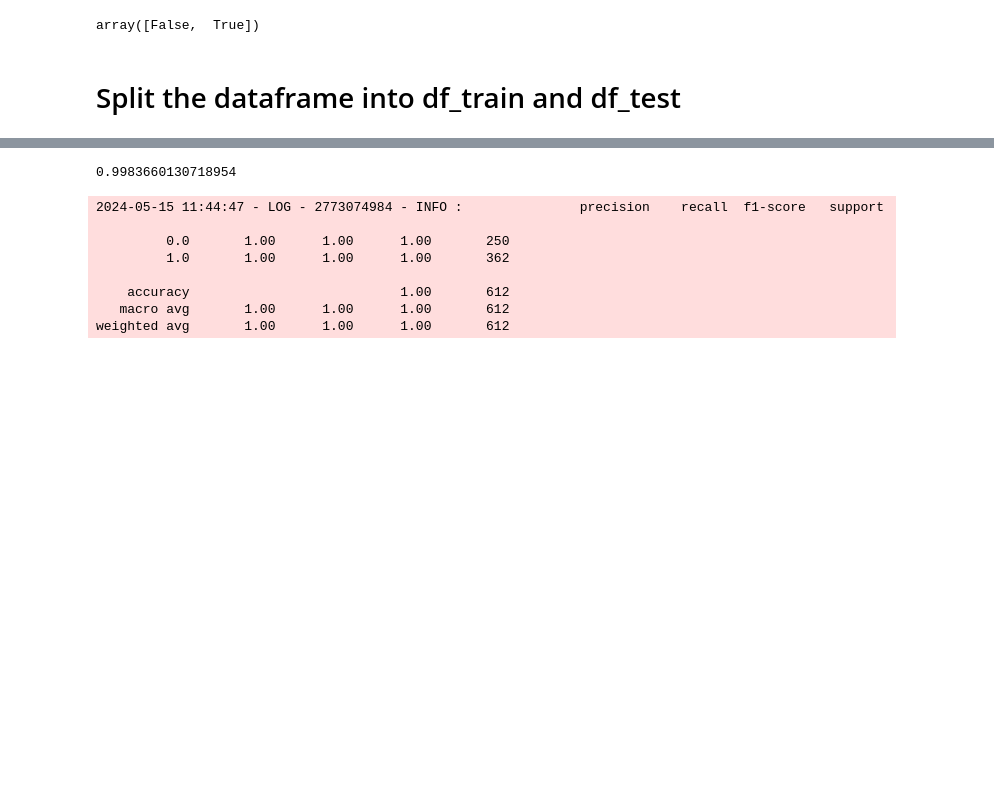
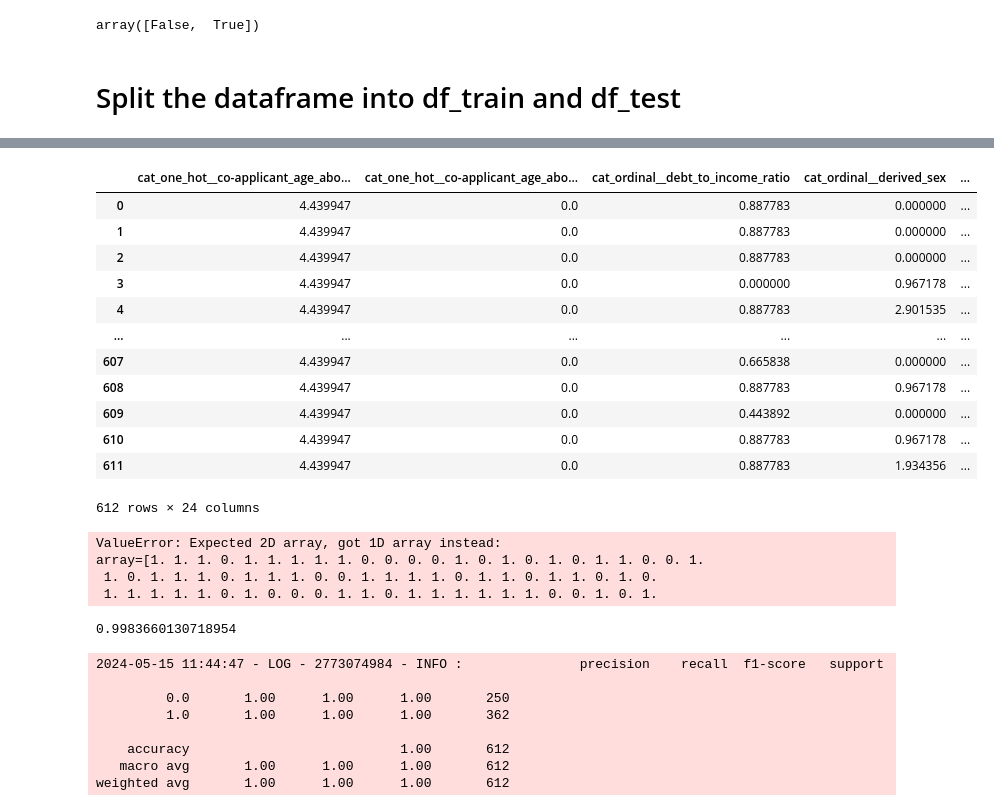
Before and after one commit to Abhishek-Dutta-Deloitte/Generalized_Model, a Jupyter notebook: notebook/HMDA Prediction.ipynb, the cells around one changed output, grey strips where cells are left out. Cells and saved outputs as stored; diff of their text form; code cells hidden in the pictures; blank space fills up the shorter version.

```diff
--- a/notebook/HMDA Prediction.ipynb
+++ b/notebook/HMDA Prediction.ipynb
@@ -467,7 +467,7 @@ class DataTransformation:
             logger.info("ordinal_columns_mapping.json created successfully!!!")
 
 
-            return train_arr, test_arr, X_train_df, X_test_df
+            return train_arr, test_arr, X_train_df, X_test_df, preprocessor_obj
         except Exception as e:
             logger.error("Error occured while initiating the data transformation process: {}".format(e))
             raise e
@@ -528,5 +528,5 @@ from sklearn.model_selection import train_test_split
 df_train, df_test = train_test_split(df, test_size=0.2, random_state=42)
 # %%
 data_transformation_obj = DataTransformation()
-train_arr, test_arr, train_df, test_df = data_transformation_obj.inititate_data_transformation(df_train, df_test, target, features_to_exclude)
+train_arr, test_arr, train_df, test_df, preprocessor_obj = data_transformation_obj.inititate_data_transformation(df_train, df_test, target, features_to_exclude)
 # %% [output]
@@ -672,8 +673,29 @@ X_train, y_train, X_test, y_test = (
                 )
 # %%
 model = clf_model.fit(train_df, y_train)
+# %%
+test_df
+# %% [output]
+|  | cat_one_hot__co-applicant_age_abo... | cat_one_hot__co-applicant_age_abo... | cat_ordinal__debt_to_income_ratio | cat_ordinal__derived_sex | ... |
+| 0 | 4.439947 | 0.0 | 0.887783 | 0.000000 | ... |
+| 1 | 4.439947 | 0.0 | 0.887783 | 0.000000 | ... |
+| 2 | 4.439947 | 0.0 | 0.887783 | 0.000000 | ... |
+| 3 | 4.439947 | 0.0 | 0.000000 | 0.967178 | ... |
+| 4 | 4.439947 | 0.0 | 0.887783 | 2.901535 | ... |
+| ... | ... | ... | ... | ... | ... |
+| 607 | 4.439947 | 0.0 | 0.665838 | 0.000000 | ... |
+| 608 | 4.439947 | 0.0 | 0.887783 | 0.967178 | ... |
+| 609 | 4.439947 | 0.0 | 0.443892 | 0.000000 | ... |
+| 610 | 4.439947 | 0.0 | 0.887783 | 0.967178 | ... |
+| 611 | 4.439947 | 0.0 | 0.887783 | 1.934356 | ... |
+612 rows × 24 columns
 # %%
-y_pred = model.predict(test_df)
+y_pred = model.predict(y_test)
+# %% [output]
+ValueError: Expected 2D array, got 1D array instead:
+array=[1. 1. 1. 0. 1. 1. 1. 1. 1. 0. 0. 0. 0. 1. 0. 1. 0. 1. 0. 1. 1. 0. 0. 1.
+ 1. 0. 1. 1. 1. 0. 1. 1. 1. 0. 0. 1. 1. 1. 1. 0. 1. 1. 0. 1. 1. 0. 1. 0.
+ 1. 1. 1. 1. 1. 0. 1. 0. 0. 0. 1. 1. 0. 1. 1. 1. 1. 1. 1. 0. 0. 1. 0. 1.
 # %%
 from sklearn.metrics import classification_report, confusion_matrix, accuracy_score
 test_model_score = accuracy_score(y_test, y_pred)
```
Also changed, not shown: parts of 39 cells of this notebook, 10 other files.
